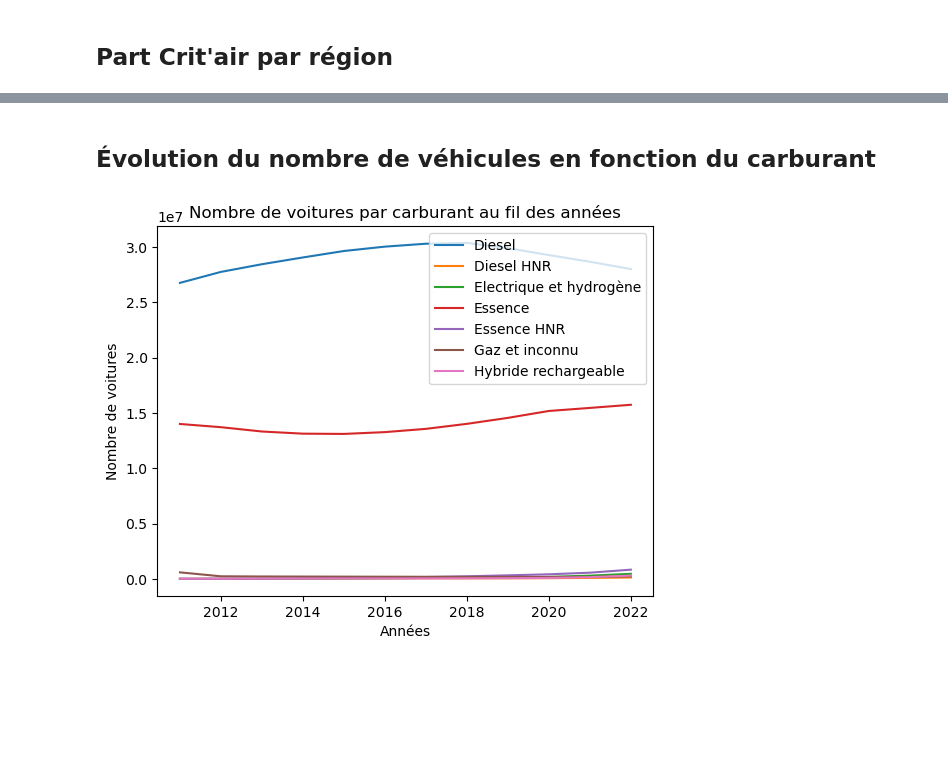
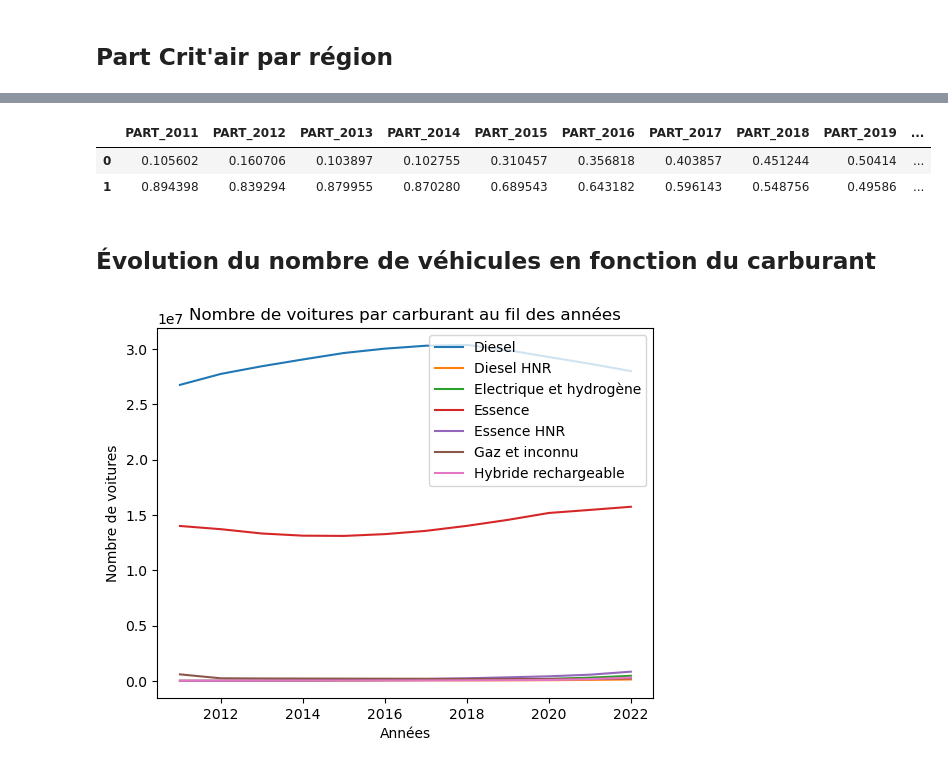
Before and after one commit to TheoLBTN/Projet-Python, a Jupyter notebook: Projet.ipynb, the cells around one changed output, grey strips where cells are left out. Saved outputs shown, nothing was run; the diff lists cells and outputs as text; code cells hidden in the pictures; blank space fills up the shorter version.

```diff
--- a/Projet.ipynb
+++ b/Projet.ipynb
@@ -184,3 +286,9 @@ plt.show()
+# %%
+ratiotot
+# %% [output]
+|  | PART_2011 | PART_2012 | PART_2013 | PART_2014 | PART_2015 | PART_2016 | PART_2017 | PART_2018 | PART_2019 | ... |
+| 0 | 0.105602 | 0.160706 | 0.103897 | 0.102755 | 0.310457 | 0.356818 | 0.403857 | 0.451244 | 0.50414 | ... |
+| 1 | 0.894398 | 0.839294 | 0.879955 | 0.870280 | 0.689543 | 0.643182 | 0.596143 | 0.548756 | 0.49586 | ... |
 # %% [markdown]
 ## Évolution du nombre de véhicules en fonction du carburant
 # %%
```
Also changed, not shown: parts of 2 cells of this notebook.
